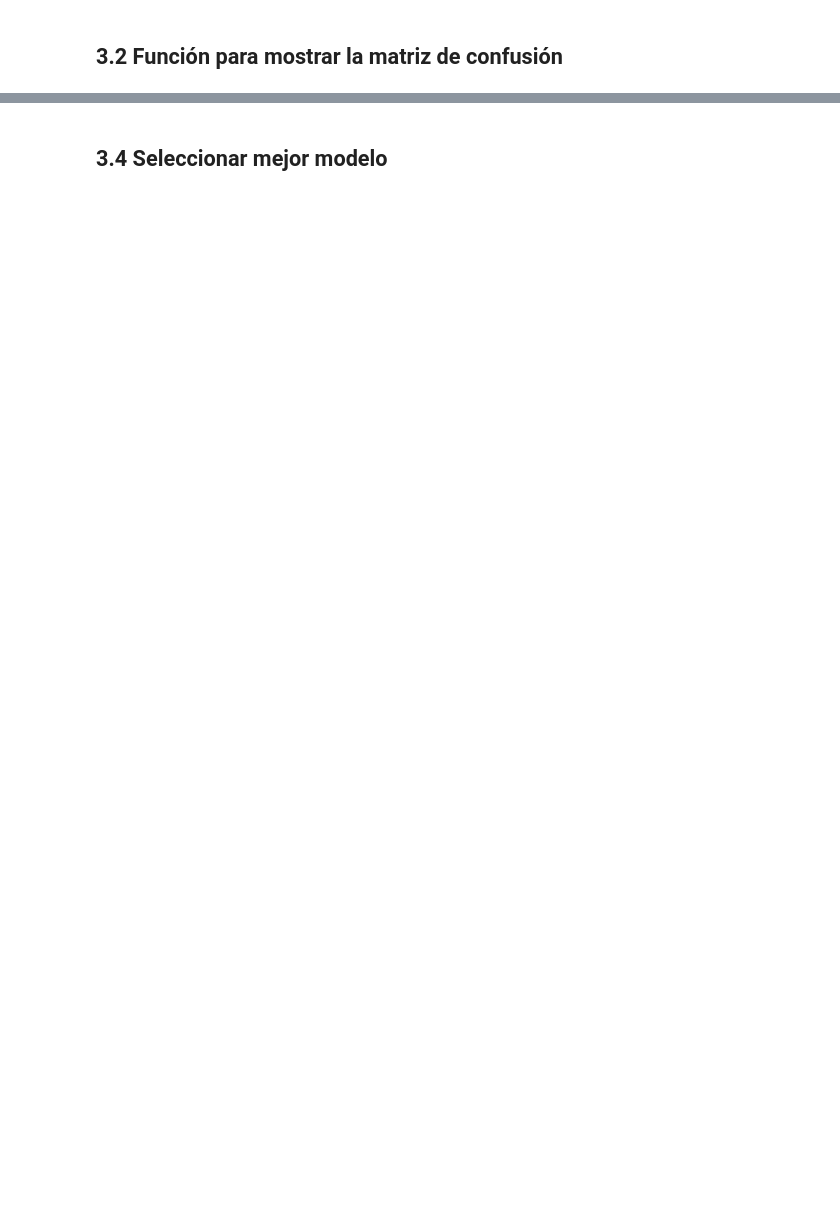
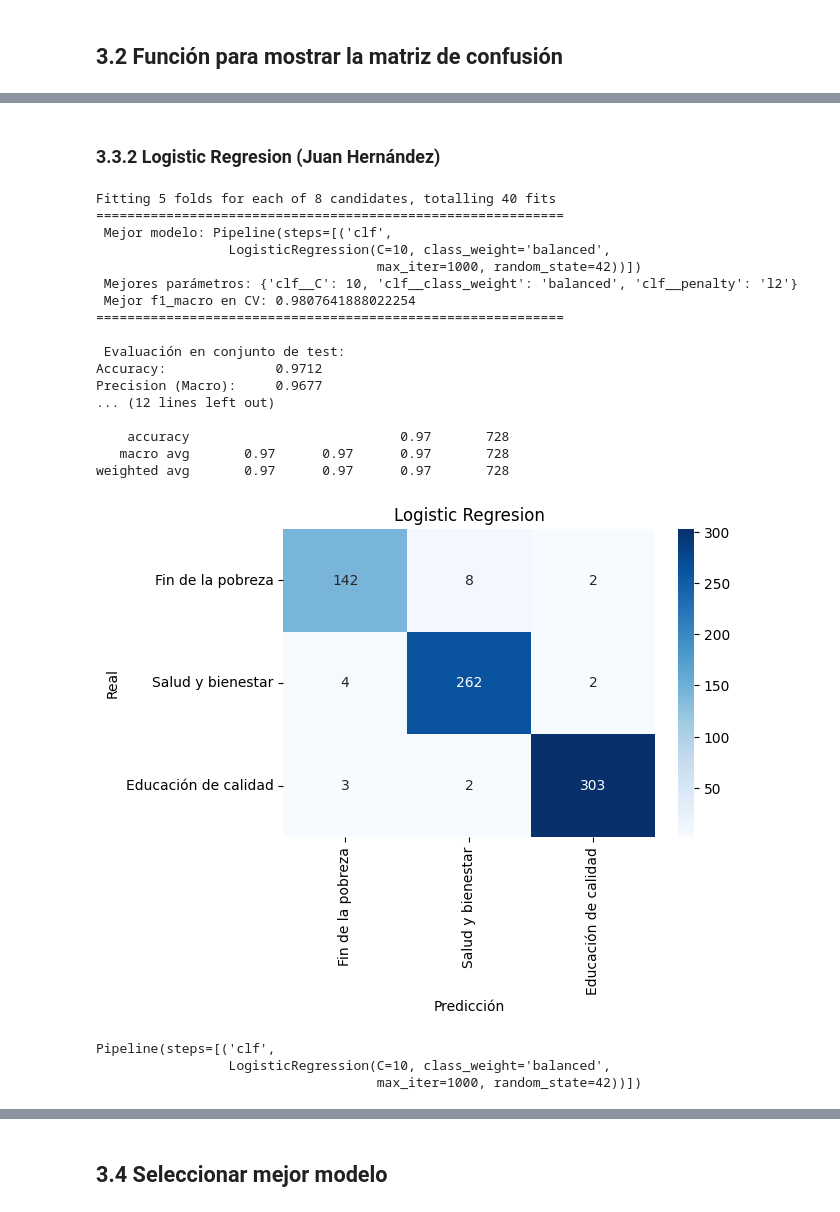
Before and after one commit to JFH000/proyecto1-bi, a Jupyter notebook: etapa1/entendimiento de datos.ipynb, the cells around one changed output, grey strips where cells are left out. Saved outputs shown, nothing was run; the diff lists cells and outputs as text; code cells hidden in the pictures; blank space fills up the shorter version.

```diff
--- a/etapa1/entendimiento de datos.ipynb
+++ b/etapa1/entendimiento de datos.ipynb
@@ -348,0 +388,32 @@ Mejor f1_macro en CV: 0.982903001908728
+# %% [markdown]
+### 3.3.2 Logistic Regresion (Juan Hernández)
+# %%
+model = LogisticRegression(max_iter=1000, random_state=42)
+param_grid = {
+    "clf__C": [0.01, 0.1, 1, 10],
+    "clf__penalty": ["l2"],
+    "clf__class_weight": [None, "balanced"]
+}
+run_model(model, param_grid, "Logistic Regresion")
+# %% [output]
+Fitting 5 folds for each of 8 candidates, totalling 40 fits
+============================================================
+ Mejor modelo: Pipeline(steps=[('clf',
+                 LogisticRegression(C=10, class_weight='balanced',
+                                    max_iter=1000, random_state=42))])
+ Mejores parámetros: {'clf__C': 10, 'clf__class_weight': 'balanced', 'clf__penalty': 'l2'}
+ Mejor f1_macro en CV: 0.9807641888022254
+============================================================
+
+ Evaluación en conjunto de test:
+Accuracy:              0.9712
+Precision (Macro):     0.9677
+... (12 lines left out)
+
+    accuracy                           0.97       728
+   macro avg       0.97      0.97      0.97       728
+weighted avg       0.97      0.97      0.97       728
+[figure, added]
+Pipeline(steps=[('clf',
+                 LogisticRegression(C=10, class_weight='balanced',
+                                    max_iter=1000, random_state=42))])
```
Also changed, not shown: parts of 22 cells of this notebook, 2 other files.
